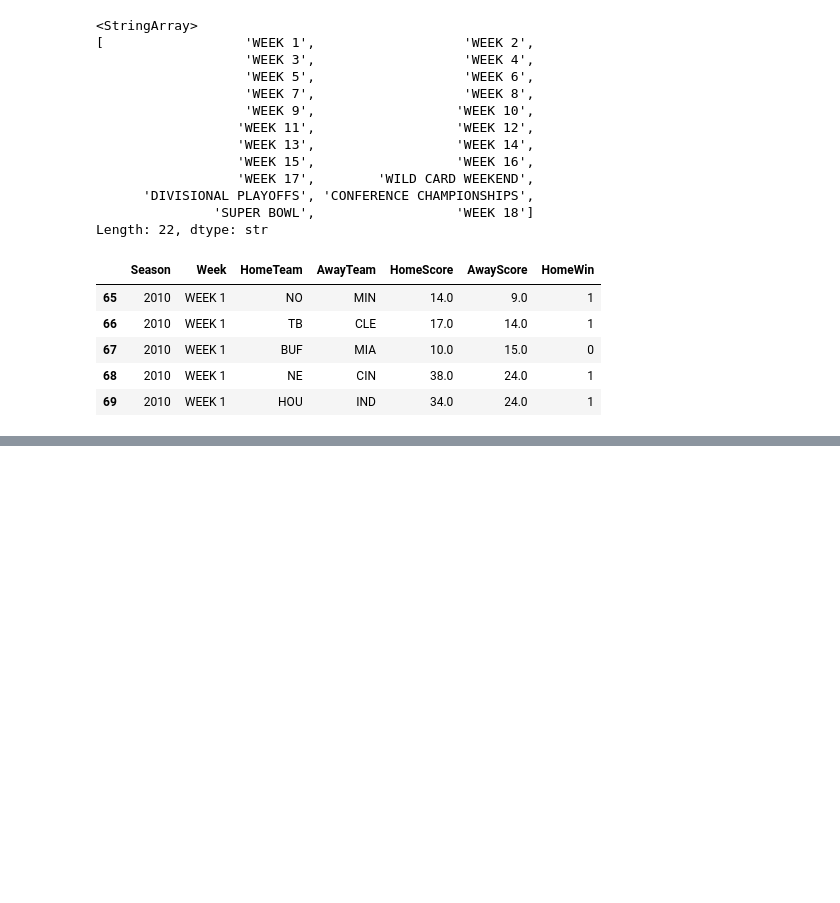
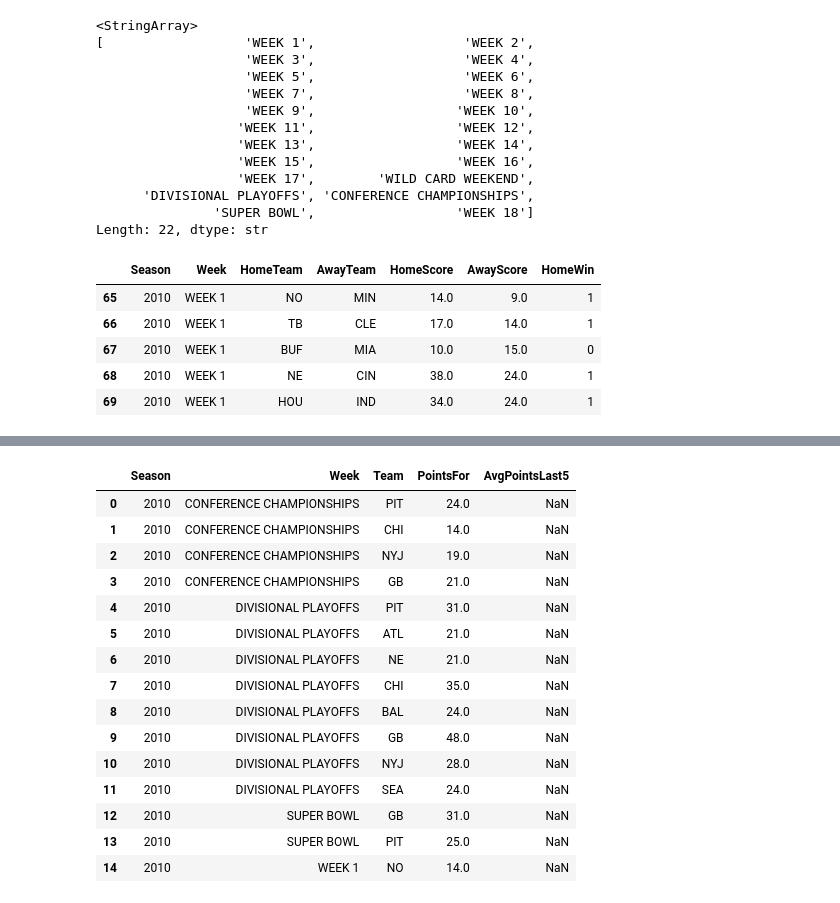
Before and after one commit to zepyroth3411/apostadorsito, a Jupyter notebook: notebooks/02_game_predictor_exploration.ipynb.ipynb, the cells around one changed output, grey strips where cells are left out. Cells and saved outputs as stored; diff of their text form; code cells hidden in the pictures; blank space fills up the shorter version.

```diff
--- a/notebooks/02_game_predictor_exploration.ipynb.ipynb
+++ b/notebooks/02_game_predictor_exploration.ipynb.ipynb
@@ -105,0 +183,33 @@ df_clean[[
+# %%
+team_games["AvgPointsLast5"] = (
+    team_games
+    .groupby("Team")["PointsFor"]
+    .transform(
+        lambda x: x.shift(1).rolling(5).mean()
+    )
+)
+
+team_games[[
+    "Season",
+    "Week",
+    "Team",
+    "PointsFor",
+    "AvgPointsLast5"
+]].head(15)
+# %% [output]
+|  | Season | Week | Team | PointsFor | AvgPointsLast5 |
+| 0 | 2010 | CONFERENCE CHAMPIONSHIPS | PIT | 24.0 | NaN |
+| 1 | 2010 | CONFERENCE CHAMPIONSHIPS | CHI | 14.0 | NaN |
+| 2 | 2010 | CONFERENCE CHAMPIONSHIPS | NYJ | 19.0 | NaN |
+| 3 | 2010 | CONFERENCE CHAMPIONSHIPS | GB | 21.0 | NaN |
+| 4 | 2010 | DIVISIONAL PLAYOFFS | PIT | 31.0 | NaN |
+| 5 | 2010 | DIVISIONAL PLAYOFFS | ATL | 21.0 | NaN |
+| 6 | 2010 | DIVISIONAL PLAYOFFS | NE | 21.0 | NaN |
+| 7 | 2010 | DIVISIONAL PLAYOFFS | CHI | 35.0 | NaN |
+| 8 | 2010 | DIVISIONAL PLAYOFFS | BAL | 24.0 | NaN |
+| 9 | 2010 | DIVISIONAL PLAYOFFS | GB | 48.0 | NaN |
+| 10 | 2010 | DIVISIONAL PLAYOFFS | NYJ | 28.0 | NaN |
+| 11 | 2010 | DIVISIONAL PLAYOFFS | SEA | 24.0 | NaN |
+| 12 | 2010 | SUPER BOWL | GB | 31.0 | NaN |
+| 13 | 2010 | SUPER BOWL | PIT | 25.0 | NaN |
+| 14 | 2010 | WEEK 1 | NO | 14.0 | NaN |
```
Also changed, not shown: parts of 7 cells of this notebook.
